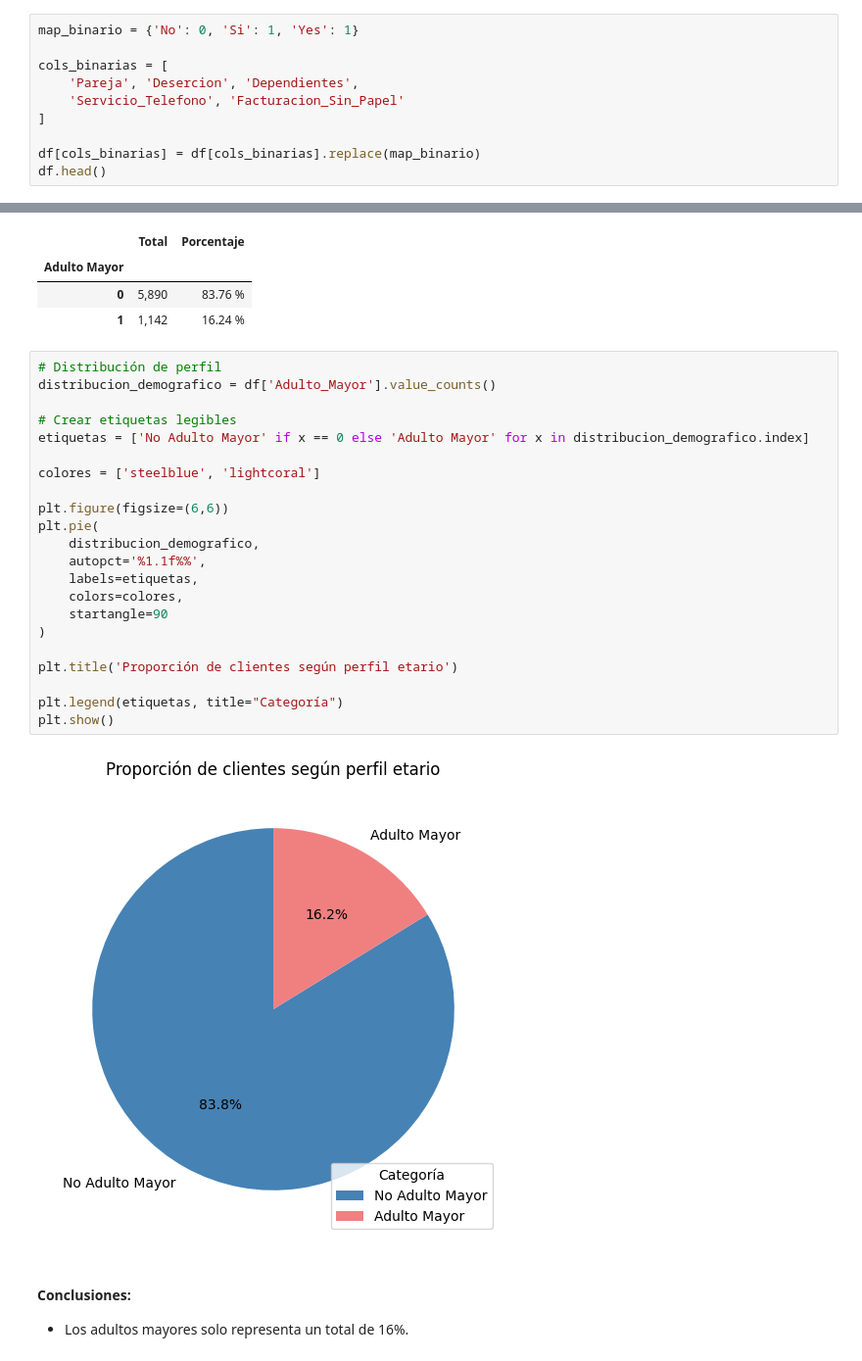
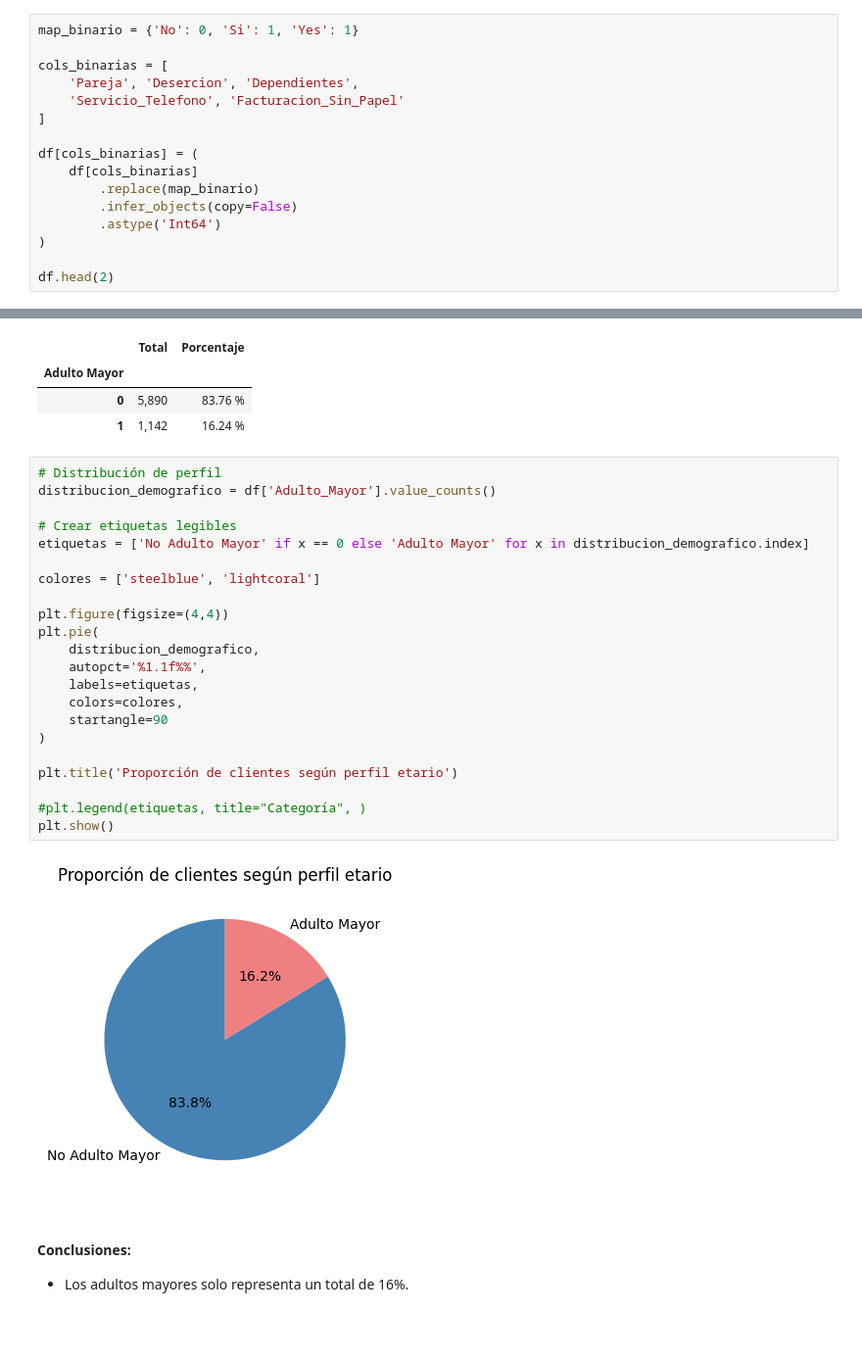
Before and after one commit to EddersonPR/challenge-telecom-x, a Jupyter notebook: TelecomX_LATAM.ipynb, the cells around one changed output, grey strips where cells are left out. Shown: that part at 98% size. Saved outputs shown, nothing was run; the diff lists cells and outputs as text; blank space fills up the shorter version.

```diff
--- a/TelecomX_LATAM.ipynb
+++ b/TelecomX_LATAM.ipynb
@@ -331,8 +331,14 @@ cols_binarias = [
     'Servicio_Telefono', 'Facturacion_Sin_Papel'
 ]
 
-df[cols_binarias] = df[cols_binarias].replace(map_binario)
-df.head()
+df[cols_binarias] = (
+    df[cols_binarias]
+        .replace(map_binario)
+        .infer_objects(copy=False)
+        .astype('Int64')
+)
+
+df.head(2)
 # %% [output]
 |  | ID_Cliente | Desercion | Genero | Adulto_Mayor | Pareja | Dependientes | Antiguedad_Meses | ... |
 | 0 | 0002-ORFBO | 0 | Femenino | 0 | 1 | 1 | 9 | ... |
@@ -421,27 +424,27 @@ resumen
 # %%
 # Distribución de perfil
 distribucion_demografico = df['Adulto_Mayor'].value_counts()
 
 # Crear etiquetas legibles
 etiquetas = ['No Adulto Mayor' if x == 0 else 'Adulto Mayor' for x in distribucion_demografico.index]
 
 colores = ['steelblue', 'lightcoral']
 
-plt.figure(figsize=(6,6))
+plt.figure(figsize=(4,4))
 plt.pie(
     distribucion_demografico,
     autopct='%1.1f%%',
     labels=etiquetas,
     colors=colores,
     startangle=90
 )
 
 plt.title('Proporción de clientes según perfil etario')
 
-plt.legend(etiquetas, title="Categoría")
+#plt.legend(etiquetas, title="Categoría", )
 plt.show()
 # %% [output]
-[figure, old version]
+[figure, new version]
 # %% [markdown]
 #### Conclusiones:
 - Los adultos mayores solo representa un total de 16%.
```
Also changed, not shown: parts of 17 cells of this notebook.
